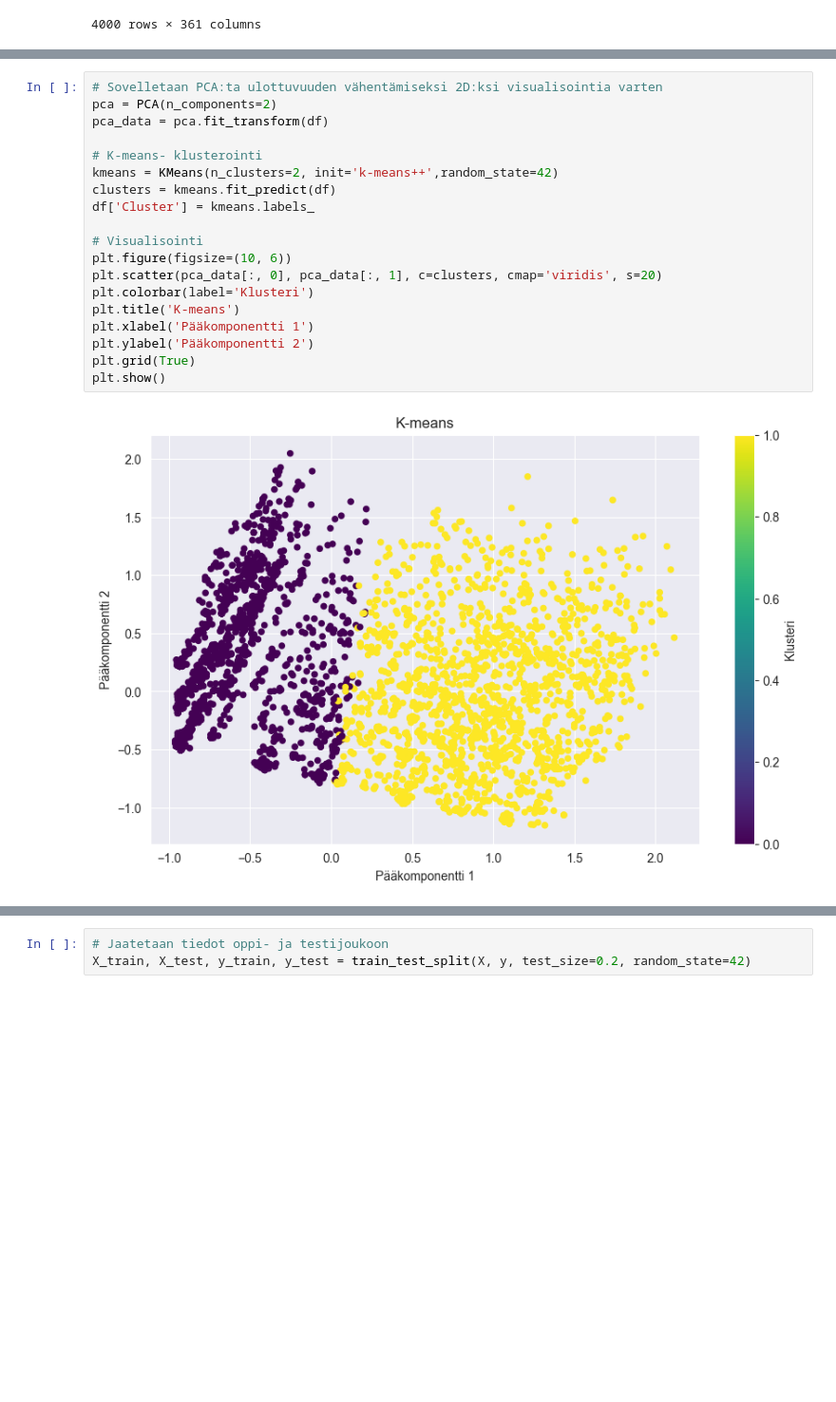
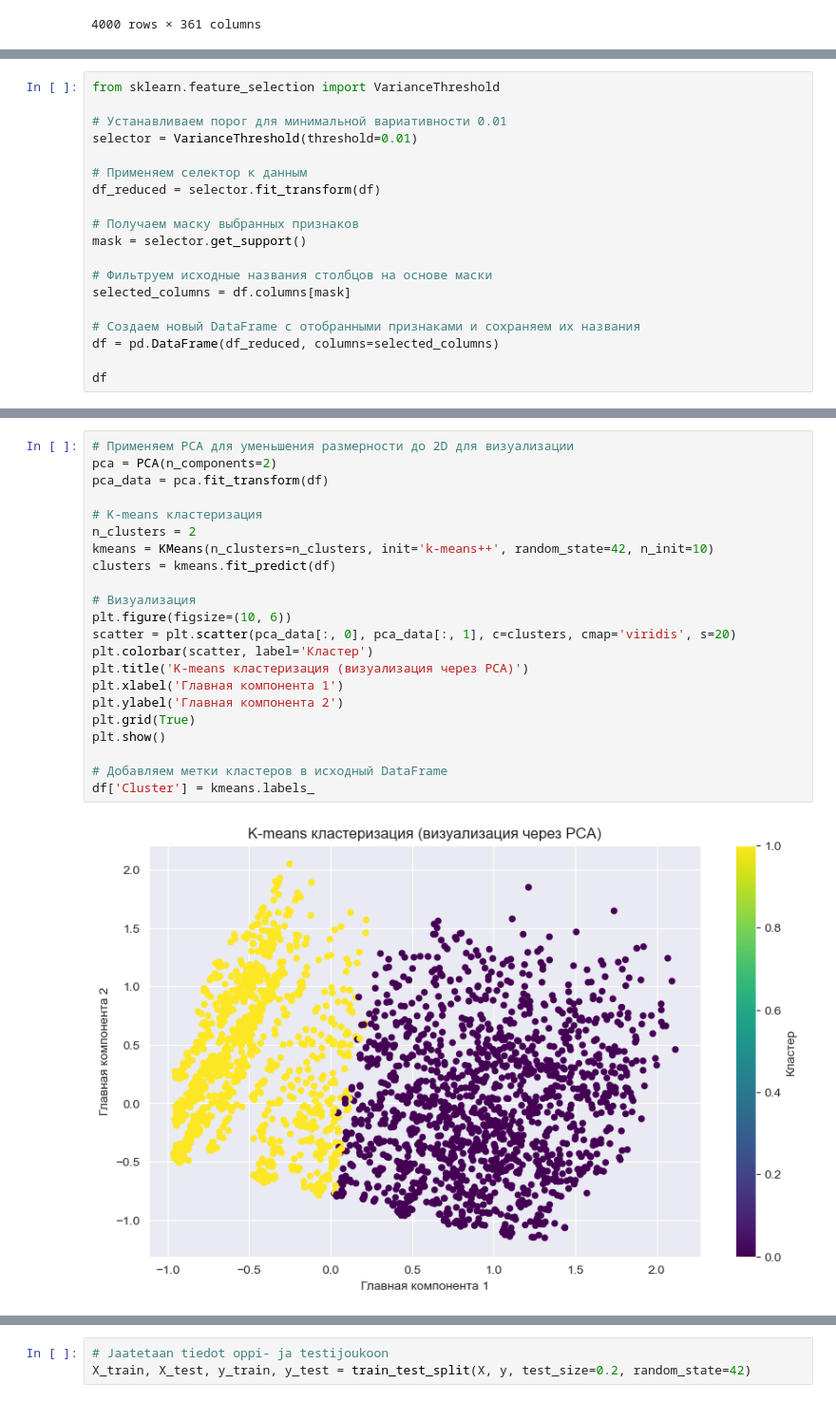
Before and after one commit to VladimirPiniazhin/Koneoppiminen, a Jupyter notebook: Harjoitustehtava.ipynb, the cells around one changed output, grey strips where cells are left out. Shown at 95% size. Saved outputs shown, nothing was run; the diff lists cells and outputs as text; blank space fills up the shorter version.

Commit message:
Variance Threchold added

```diff
--- a/Harjoitustehtava.ipynb
+++ b/Harjoitustehtava.ipynb
@@ -83,0 +67,19 @@ memory usage: 11.0 MB
+# %%
+from sklearn.feature_selection import VarianceThreshold
+
+# Устанавливаем порог для минимальной вариативности 0.01
+selector = VarianceThreshold(threshold=0.01)
+
+# Применяем селектор к данным
+df_reduced = selector.fit_transform(df)
+
+# Получаем маску выбранных признаков
+mask = selector.get_support()
+
+# Фильтруем исходные названия столбцов на основе маски
+selected_columns = df.columns[mask]
+
+# Создаем новый DataFrame с отобранными признаками и сохраняем их названия
+df = pd.DataFrame(df_reduced, columns=selected_columns)
+
+df
@@ -84,21 +104,24 @@ memory usage: 11.0 MB
 # %%
-# Sovelletaan PCA:ta ulottuvuuden vähentämiseksi 2D:ksi visualisointia varten
+# Применяем PCA для уменьшения размерности до 2D для визуализации
 pca = PCA(n_components=2)
 pca_data = pca.fit_transform(df)
 
-# K-means- klusterointi
-kmeans = KMeans(n_clusters=2, init='k-means++',random_state=42)
+# K-means кластеризация
+n_clusters = 2
+kmeans = KMeans(n_clusters=n_clusters, init='k-means++', random_state=42, n_init=10)
 clusters = kmeans.fit_predict(df)
-df['Cluster'] = kmeans.labels_
 
-# Visualisointi
+# Визуализация
 plt.figure(figsize=(10, 6))
-plt.scatter(pca_data[:, 0], pca_data[:, 1], c=clusters, cmap='viridis', s=20)
-plt.colorbar(label='Klusteri')
-plt.title('K-means')
-plt.xlabel('Pääkomponentti 1')
-plt.ylabel('Pääkomponentti 2')
+scatter = plt.scatter(pca_data[:, 0], pca_data[:, 1], c=clusters, cmap='viridis', s=20)
+plt.colorbar(scatter, label='Кластер')
+plt.title('K-means кластеризация (визуализация через PCA)')
+plt.xlabel('Главная компонента 1')
+plt.ylabel('Главная компонента 2')
 plt.grid(True)
 plt.show()
+
+# Добавляем метки кластеров в исходный DataFrame
+df['Cluster'] = kmeans.labels_
 # %% [output]
-[figure, old version]
+[figure, new version]
```
Also changed, not shown: parts of 32 cells of this notebook.
